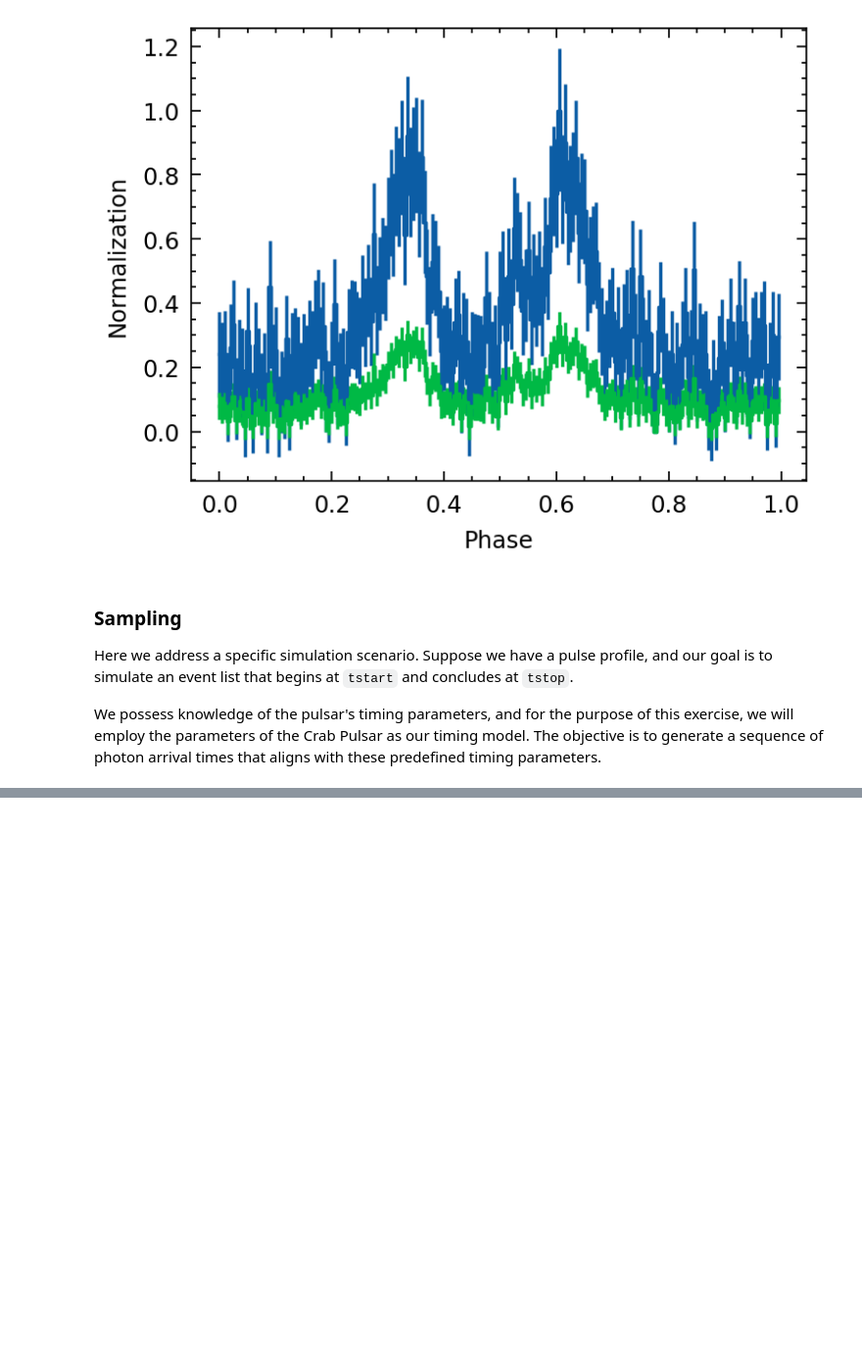
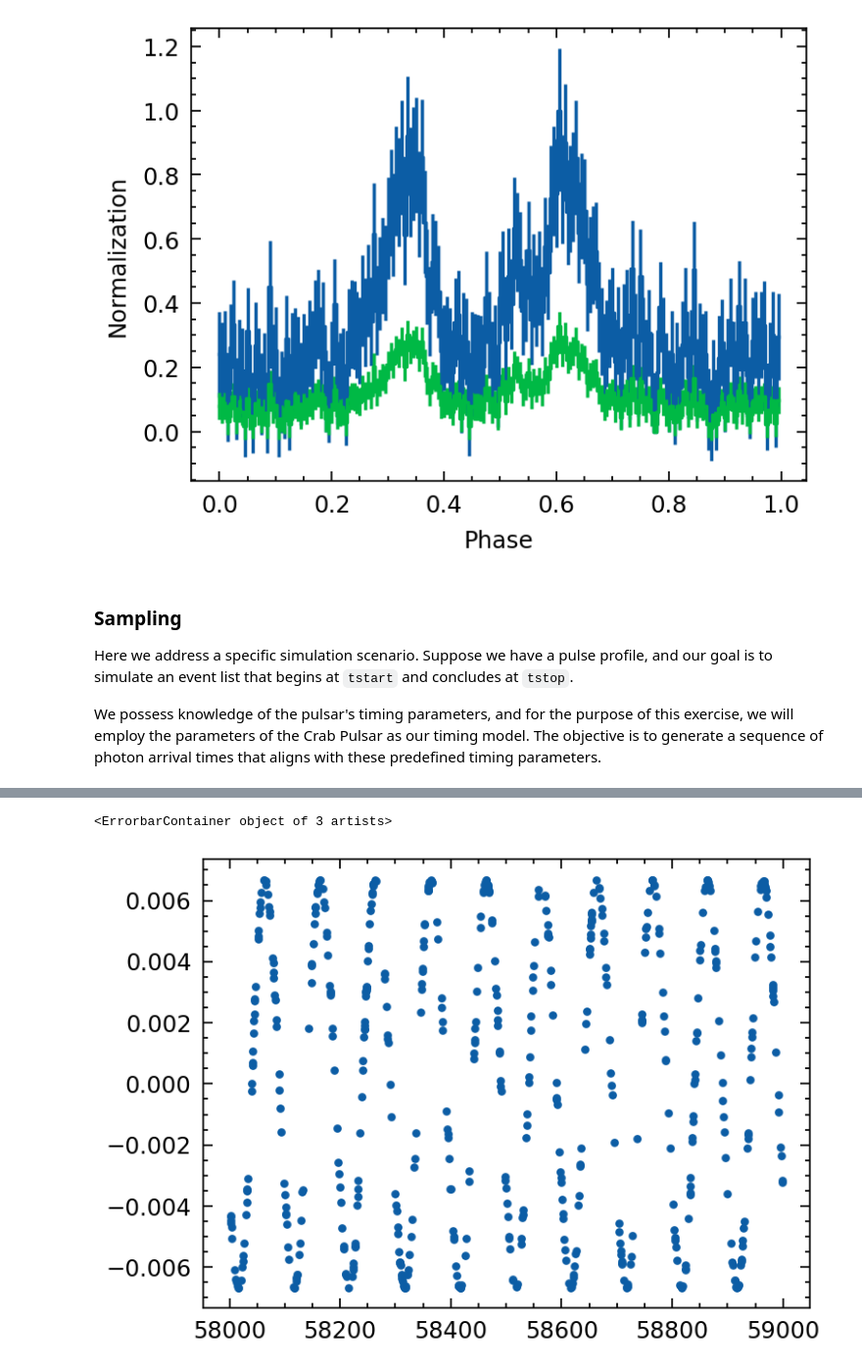
Before and after one commit to tuoyl/tat-pulsar, a Jupyter notebook: docs/notebooks/PulsarTimingAnalysis.ipynb, the cells around one changed output, grey strips where cells are left out. Shown at 98% size. Cells and saved outputs as stored; diff of their text form; code cells hidden in the pictures; blank space fills up the shorter version.

```diff
--- a/docs/notebooks/PulsarTimingAnalysis.ipynb
+++ b/docs/notebooks/PulsarTimingAnalysis.ipynb
@@ -276,0 +282,5 @@ Text(0, 0.5, 'Normalized flux')
+# %%
+plt.errorbar(observed_times, delta_t, fmt='.')
+# %% [output]
+<ErrorbarContainer object of 3 artists>
+[figure, added]
```
Also changed, not shown: parts of 6 cells of this notebook, 30 other files.
